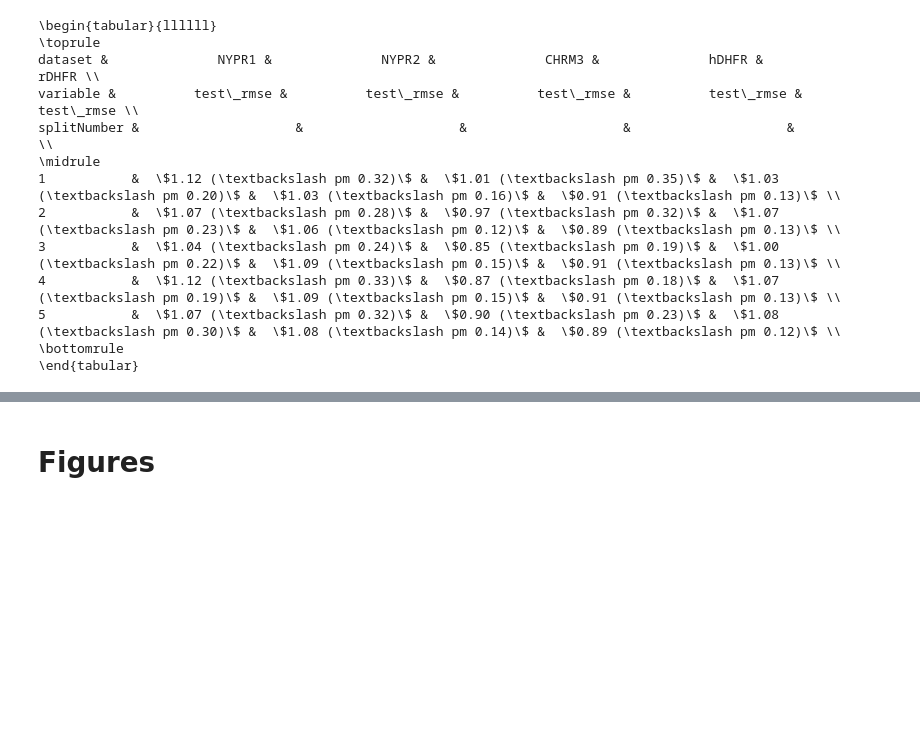
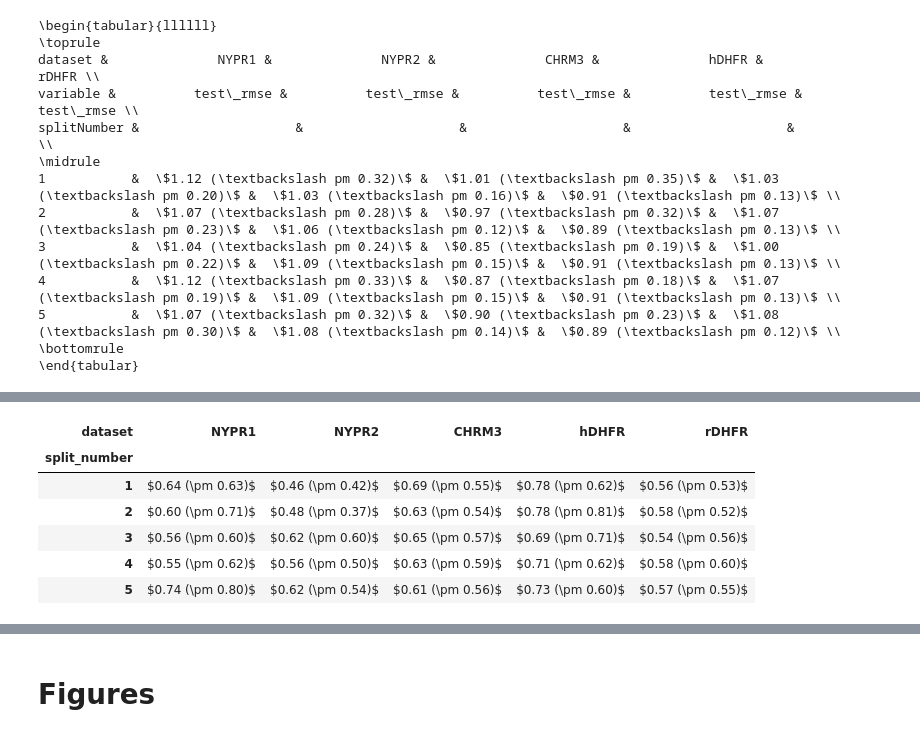
Before and after one commit to KISysBio/modSAR, a Jupyter notebook: processing/notebooks/Manuscript Figures and Tables.ipynb, the cells around one changed output, grey strips where cells are left out. Cells and saved outputs as stored; diff of their text form; code cells hidden in the pictures; blank space fills up the shorter version.

```diff
--- a/processing/notebooks/Manuscript Figures and Tables.ipynb
+++ b/processing/notebooks/Manuscript Figures and Tables.ipynb
@@ -263,0 +333,25 @@ splitNumber &                    &                    &                    &
+# %%
+grouped_results = results.groupby(['dataset', 'split_number', 'is_within_ad'])\
+    .apply(lambda x: pd.Series({'n': len(x),
+                                'feat': '$%.2f (\pm %.2f)$' % (np.mean(x['abs_errors']), np.std(x['abs_errors']))}))\
+    .reset_index()
+
+within_ad = grouped_results\
+    .query('is_within_ad == True')\
+    .pivot_table(values='feat', index='split_number',
+                 columns=['dataset'], aggfunc='first')[DATASETS]
+
+outside_ad = grouped_results\
+    .query('is_within_ad == False')\
+    .pivot_table(values='feat', index='split_number',
+                 columns=['dataset'], aggfunc='first')[DATASETS]
+# %%
+within_ad
+# %% [output]
+| dataset | NYPR1 | NYPR2 | CHRM3 | hDHFR | rDHFR |
+| split_number |  |  |  |  |  |
+| 1 | $0.64 (\pm 0.63)$ | $0.46 (\pm 0.42)$ | $0.69 (\pm 0.55)$ | $0.78 (\pm 0.62)$ | $0.56 (\pm 0.53)$ |
+| 2 | $0.60 (\pm 0.71)$ | $0.48 (\pm 0.37)$ | $0.63 (\pm 0.54)$ | $0.78 (\pm 0.81)$ | $0.58 (\pm 0.52)$ |
+| 3 | $0.56 (\pm 0.60)$ | $0.62 (\pm 0.60)$ | $0.65 (\pm 0.57)$ | $0.69 (\pm 0.71)$ | $0.54 (\pm 0.56)$ |
+| 4 | $0.55 (\pm 0.62)$ | $0.56 (\pm 0.50)$ | $0.63 (\pm 0.59)$ | $0.71 (\pm 0.62)$ | $0.58 (\pm 0.60)$ |
+| 5 | $0.74 (\pm 0.80)$ | $0.62 (\pm 0.54)$ | $0.61 (\pm 0.56)$ | $0.73 (\pm 0.60)$ | $0.57 (\pm 0.55)$ |
```
Also changed, not shown: parts of 9 cells of this notebook.
